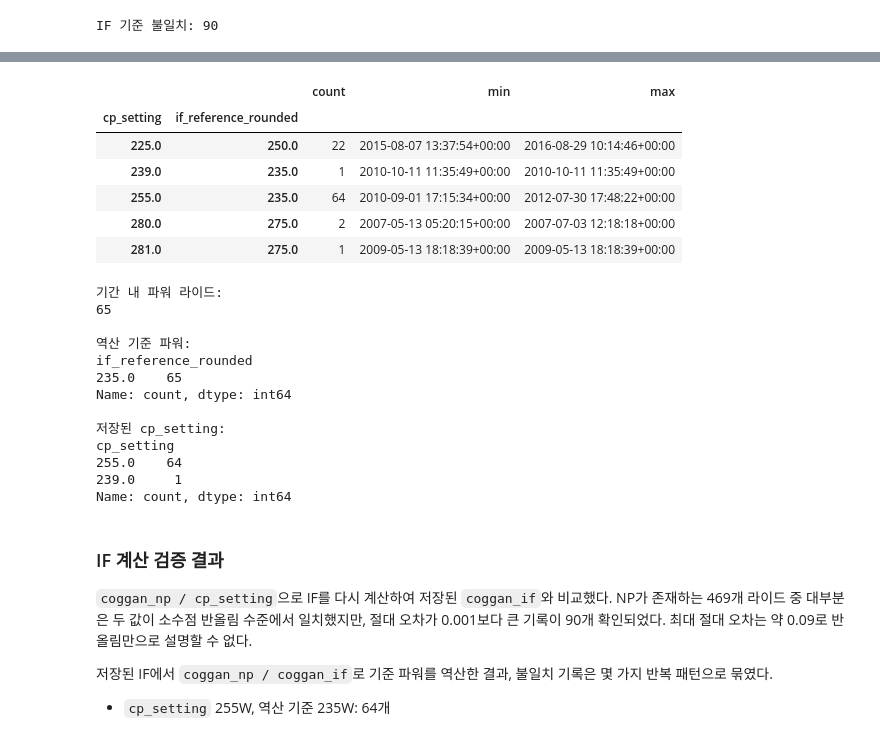
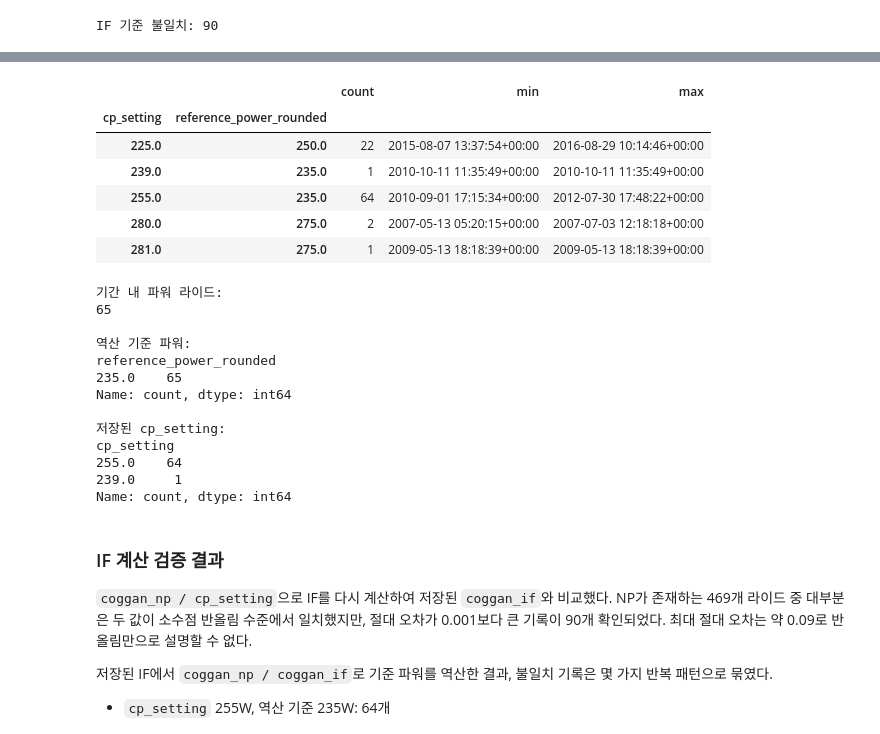
Before and after one commit to jhh0107gsc-hub/cycling, a Jupyter notebook: notebooks/01_goldencheetah_exploration.ipynb, the cells around one changed output, grey strips where cells are left out. Saved outputs shown, nothing was run; the diff lists cells and outputs as text; code cells hidden in the pictures.

```diff
--- a/notebooks/01_goldencheetah_exploration.ipynb
+++ b/notebooks/01_goldencheetah_exploration.ipynb
@@ -974,7 +974,7 @@ print(
 # %% [output]
 IF 기준 불일치: 90
 # %%
-cleaned_df["if_reference_from_stored"] = (
+cleaned_df["reference_power_from_stored_if"] = (
     cleaned_df["coggan_np"]
     / cleaned_df["coggan_if"]
 )
@@ -985,7 +985,7 @@ cleaned_df.loc[
         "date",
         "coggan_np",
         "cp_setting",
-        "if_reference_from_stored",
+        "reference_power_from_stored_if",
         "coggan_if",
         "if_from_formula",
         "if_absolute_difference",
@@ -1007,20 +1007,20 @@ cleaned_df.loc[
 | 369 | 2010-09-22 16:11:33+00:00 | 234.37438 | 255.0 | 234.999479 | 0.99734 | 0.919115 | ... |
 | 575 | 2016-05-05 11:57:18+00:00 | 173.68722 | 225.0 | 249.999597 | 0.69475 | 0.771943 | ... |
 # %%
-cleaned_df["if_reference_rounded"] = (
-    cleaned_df["if_reference_from_stored"].round()
+cleaned_df["reference_power_rounded"] = (
+    cleaned_df["reference_power_from_stored_if"].round()
 )
 
-if_reference_patterns = (
+reference_power_patterns = (
     cleaned_df.loc[
         if_difference_needs_review,
         [
             "cp_setting",
-            "if_reference_rounded",
+            "reference_power_rounded",
         ]
     ]
     .value_counts()
 )
 
-if_reference_patterns
+reference_power_patterns
 # %% [output]
@@ -1033,34 +1033,34 @@ cp_setting  if_reference_rounded
 Name: count, dtype: int64
 # %%
-if_reference_periods = (
+reference_power_periods = (
     cleaned_df.loc[
         if_difference_needs_review,
         [
             "date",
             "cp_setting",
-            "if_reference_rounded",
+            "reference_power_rounded",
         ],
     ]
     .groupby(
         [
             "cp_setting",
-            "if_reference_rounded",
+            "reference_power_rounded",
         ]
     )["date"]
     .agg(["count", "min", "max"])
 )
 
-if_reference_periods
+reference_power_periods
 # %% [output]
 |  |  | count | min | max |
-| cp_setting | if_reference_rounded |  |  |  |
+| cp_setting | reference_power_rounded |  |  |  |
 | 225.0 | 250.0 | 22 | 2015-08-07 13:37:54+00:00 | 2016-08-29 10:14:46+00:00 |
 | 239.0 | 235.0 | 1 | 2010-10-11 11:35:49+00:00 | 2010-10-11 11:35:49+00:00 |
 | 255.0 | 235.0 | 64 | 2010-09-01 17:15:34+00:00 | 2012-07-30 17:48:22+00:00 |
 | 280.0 | 275.0 | 2 | 2007-05-13 05:20:15+00:00 | 2007-07-03 12:18:18+00:00 |
 | 281.0 | 275.0 | 1 | 2009-05-13 18:18:39+00:00 | 2009-05-13 18:18:39+00:00 |
 # %%
-reference_period_mask = (
+reference_power_period_mask = (
     cleaned_df["date"].between(
         "2010-09-01",
         "2012-07-30 23:59:59"
@@ -1069,13 +1069,13 @@ reference_period_mask = (
 )
 
 print("기간 내 파워 라이드:")
-print(reference_period_mask.sum())
+print(reference_power_period_mask.sum())
 
 print("\n역산 기준 파워:")
 print(
     cleaned_df.loc[
-        reference_period_mask,
-        "if_reference_rounded",
+        reference_power_period_mask,
+        "reference_power_rounded",
     ]
     .value_counts()
 )
@@ -1083,7 +1083,7 @@ print(
 print("\n저장된 cp_setting:")
 print(
     cleaned_df.loc[
-        reference_period_mask,
+        reference_power_period_mask,
         "cp_setting",
     ]
     .value_counts()
@@ -1093,7 +1093,7 @@ print(
 65
 
 역산 기준 파워:
-if_reference_rounded
+reference_power_rounded
 235.0    65
 Name: count, dtype: int64
 
```
Also changed, not shown: parts of 41 cells of this notebook.
